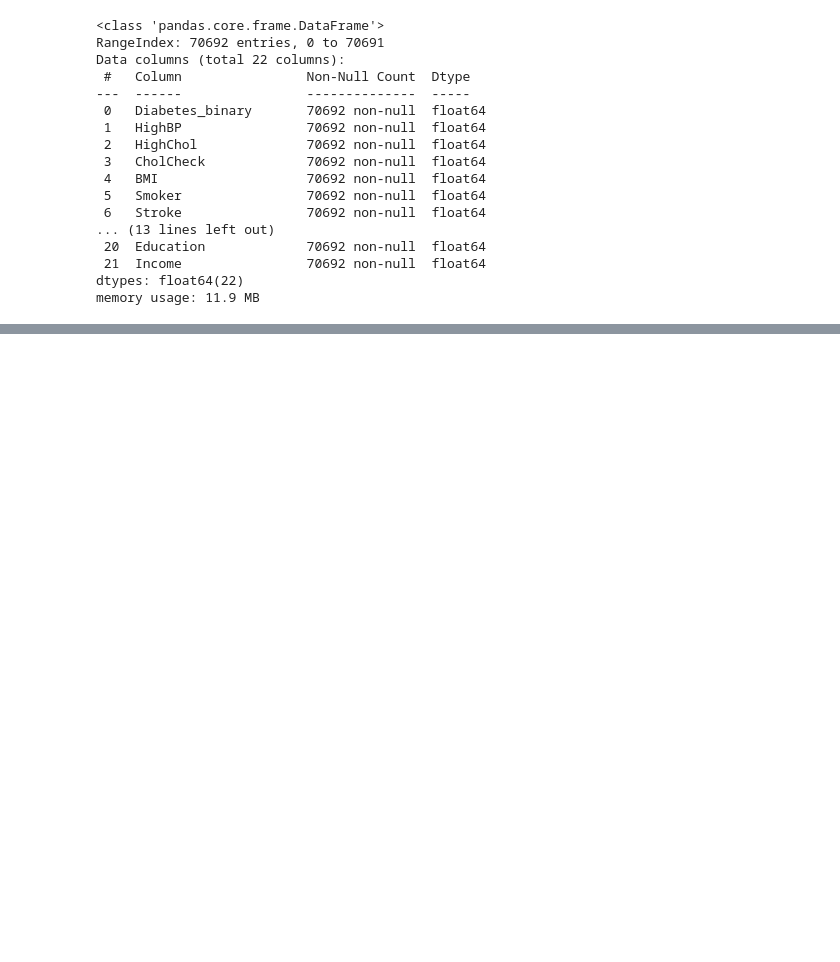
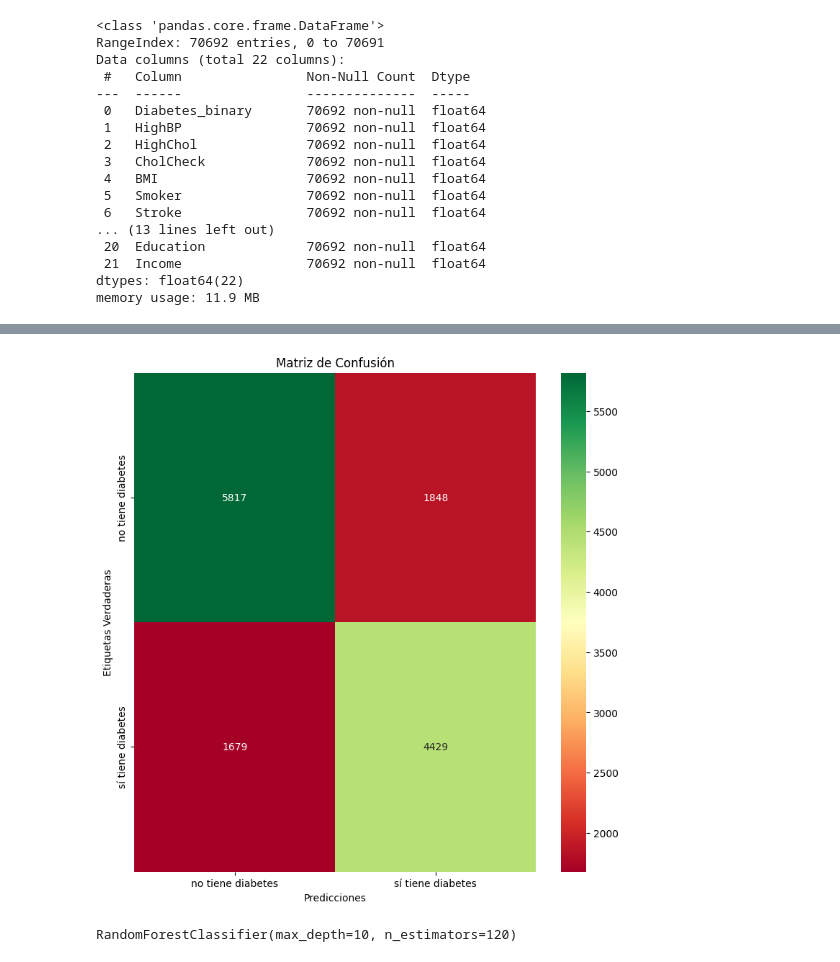
Before and after one commit to Garcialejan/Data-Science-with-Python, a Jupyter notebook: Projects/Machine_learning/Classification/Classification_advanced_exec.ipynb, the cells around one changed output, grey strips where cells are left out. Saved outputs shown, nothing was run; the diff lists cells and outputs as text; code cells hidden in the pictures; blank space fills up the shorter version.

Commit message:
Diabetes case solved

```diff
--- a/Projects/Machine_learning/Classification/Classification_advanced_exec.ipynb
+++ b/Projects/Machine_learning/Classification/Classification_advanced_exec.ipynb
@@ -289,0 +363,15 @@ memory usage: 11.9 MB
+# %%
+random_forest = RandomForestClassifier()
+# %%
+# Generamos el diccionario con las listas de posibles valores:
+param_grid = {
+    'n_estimators': [80, 100, 120],  # Número de árboles
+    'max_depth': [7, 10, 15], # Máxima profundidad de los árboles. Norma, logaritmo neperiano(numero_columnas) suele coincidir con el valor óptimo de max_depth
+    'min_samples_split': [2, 5, 7], # Número mínimo de muestras para que se haga una separación
+    # 'random_state' : [0, 132] # El estado de inicio del modelo
+}
+
+# Vamos a generar nuestro grid search:
+grid_search = GridSearchCV(estimator=random_forest, param_grid=param_grid, cv=3, n_jobs=-1, verbose=2)
+# %%
+grid_search.fit(X_train, y_train)
@@ -289,0 +389,3 @@ memory usage: 11.9 MB
+# %%
+y_predict = grid_search.predict(X_test)
+print(classification_report(y_test, y_predict))
@@ -289,0 +401,13 @@ memory usage: 11.9 MB
+# %%
+conf_matrix = confusion_matrix(y_test, y_predict)
+
+# La visualizamos mediante matplotlib y seaborn:
+
+plt.figure(figsize=(9, 9))
+sns.heatmap(conf_matrix, annot=True, fmt="d", cmap="RdYlGn", xticklabels=["no tiene diabetes", "sí tiene diabetes"], yticklabels=["no tiene diabetes", "sí tiene diabetes"]);
+plt.ylabel('Etiquetas Verdaderas')
+plt.xlabel('Predicciones')
+plt.title('Matriz de Confusión')
+plt.show()
+# %% [output]
+[figure, added]
@@ -289,0 +416,4 @@ memory usage: 11.9 MB
+# %%
+best_random_forest
+# %% [output]
+RandomForestClassifier(max_depth=10, n_estimators=120)
```
Also changed, not shown: parts of 41 cells of this notebook.
